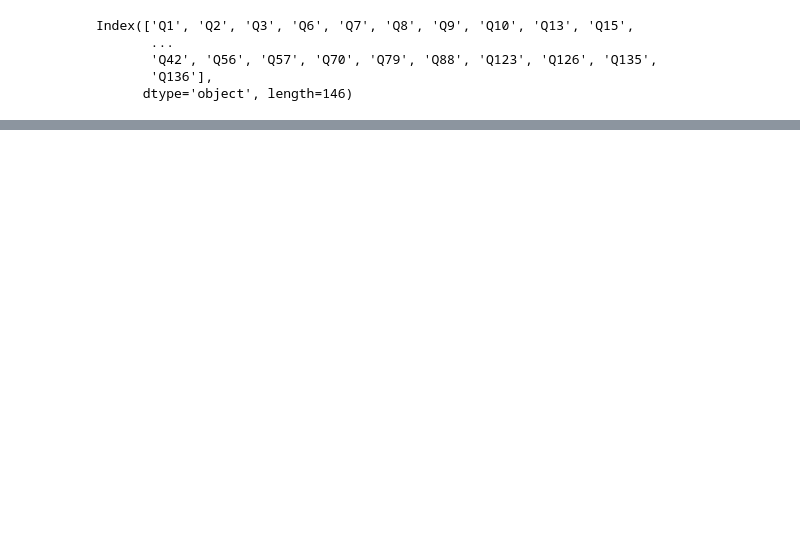
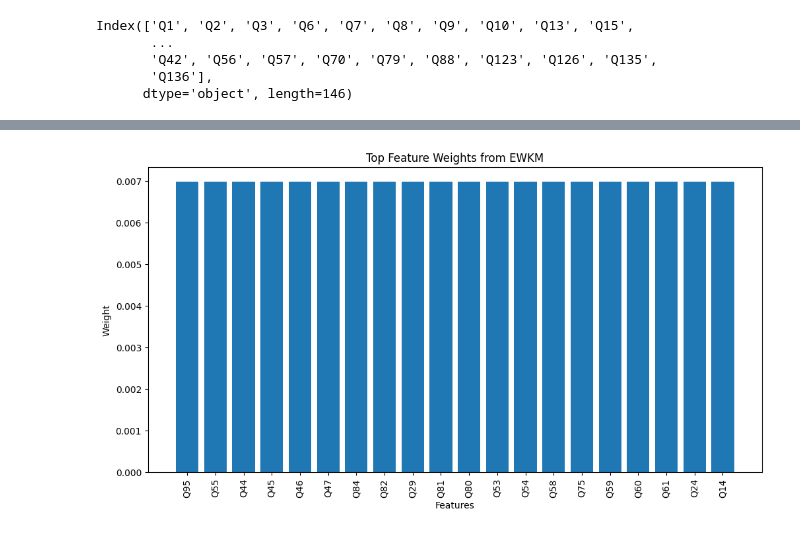
Before and after one commit to jahnltib/predicting-tobacco-use, a Jupyter notebook: kai.ipynb, the cells around one changed output, grey strips where cells are left out. Cells and saved outputs as stored; diff of their text form; code cells hidden in the pictures; blank space fills up the shorter version.

```diff
--- a/kai.ipynb
+++ b/kai.ipynb
@@ -332,0 +402,29 @@ Index(['Q1', 'Q2', 'Q3', 'Q6', 'Q7', 'Q8', 'Q9', 'Q10', 'Q13', 'Q15',
+# %%
+# Initialize weights for each dimension (equal weights initially)
+num_features = data_array.shape[1]
+weights = np.ones(num_features) / num_features
+
+# Randomly initialize cluster centers using KMeans++ initialization
+kmeans = KMeans(n_clusters=num_clusters, init='k-means++', max_iter=1, n_init=1, random_state=42)
+labels = kmeans.fit_predict(data_array)
+centers = kmeans.cluster_centers_
+
+for iteration in range(max_iter):
+    # Update weights based on entropy-weighted formula
+    for cluster_idx in range(num_clusters):
+        cluster_points = data_array[labels == cluster_idx]
+        if cluster_points.shape[0] == 0:  # Skip empty clusters
+            continue
+
+        for feature_idx in range(num_features):
+            dispersion = np.var(cluster_points[:, feature_idx])
+            weights[feature_idx] = np.exp(-entropy_param * dispersion)
+
+    # Normalize weights so they sum to 1
+    weights /= weights.sum()
+
+    # Weighted distance calculation for assigning points to clusters
+    weighted_data = data_array * weights
+    kmeans = KMeans(n_clusters=num_clusters, init=centers, max_iter=1, n_init=1)
+    labels = kmeans.fit_predict(weighted_data)
+    centers = kmeans.cluster_centers_
@@ -338,0 +509,17 @@ subset_df.to_excel('subset_data.xlsx', index=False)
+# %%
+import matplotlib.pyplot as plt
+
+weight_df = pd.DataFrame({
+    'Feature': df.columns,
+    'Weight': weights
+}).sort_values(by='Weight', ascending=False)
+
+plt.figure(figsize=(12, 6))
+plt.bar(weight_df['Feature'][:20], weight_df['Weight'][:20])  # Plot top 20 features
+plt.xlabel('Features')
+plt.ylabel('Weight')
+plt.title('Top Feature Weights from EWKM')
+plt.xticks(rotation=90)
+plt.show()
+# %% [output]
+[figure, added]
```
Also changed, not shown: parts of 15 cells of this notebook, 2 other files.
